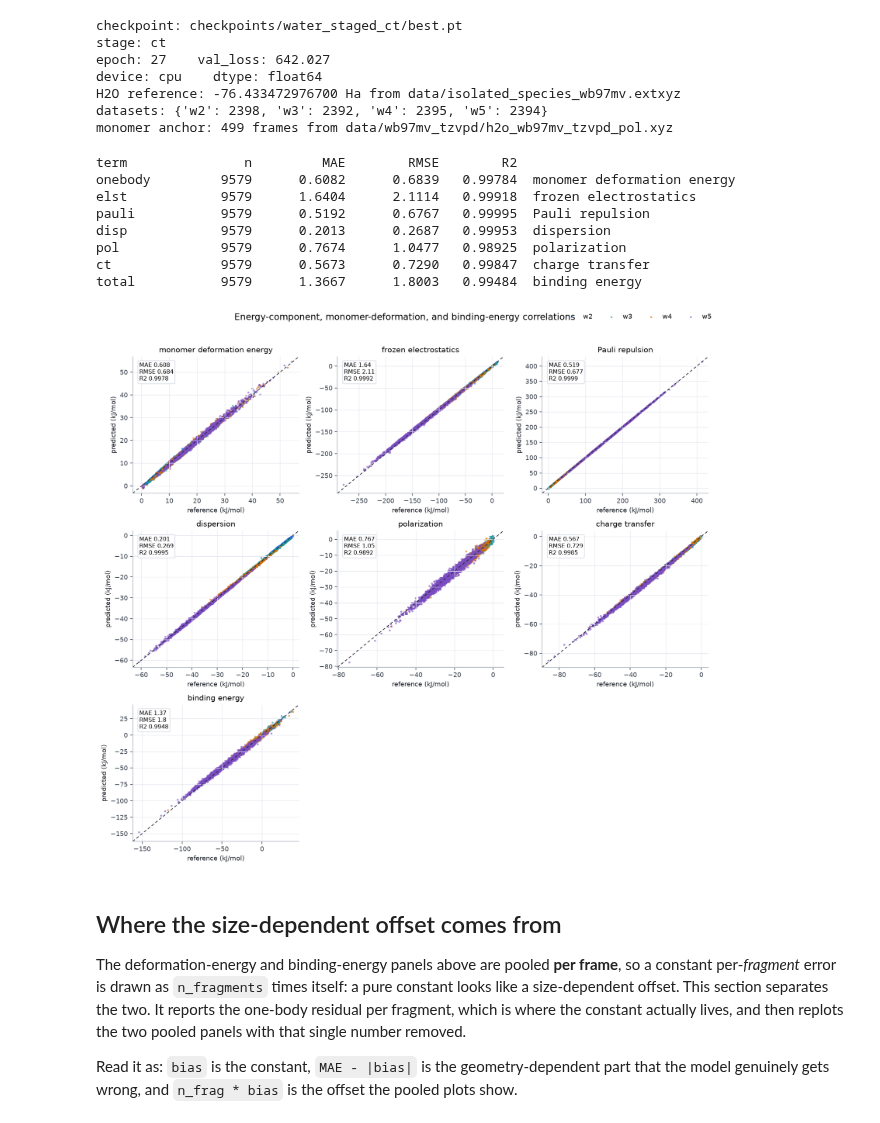
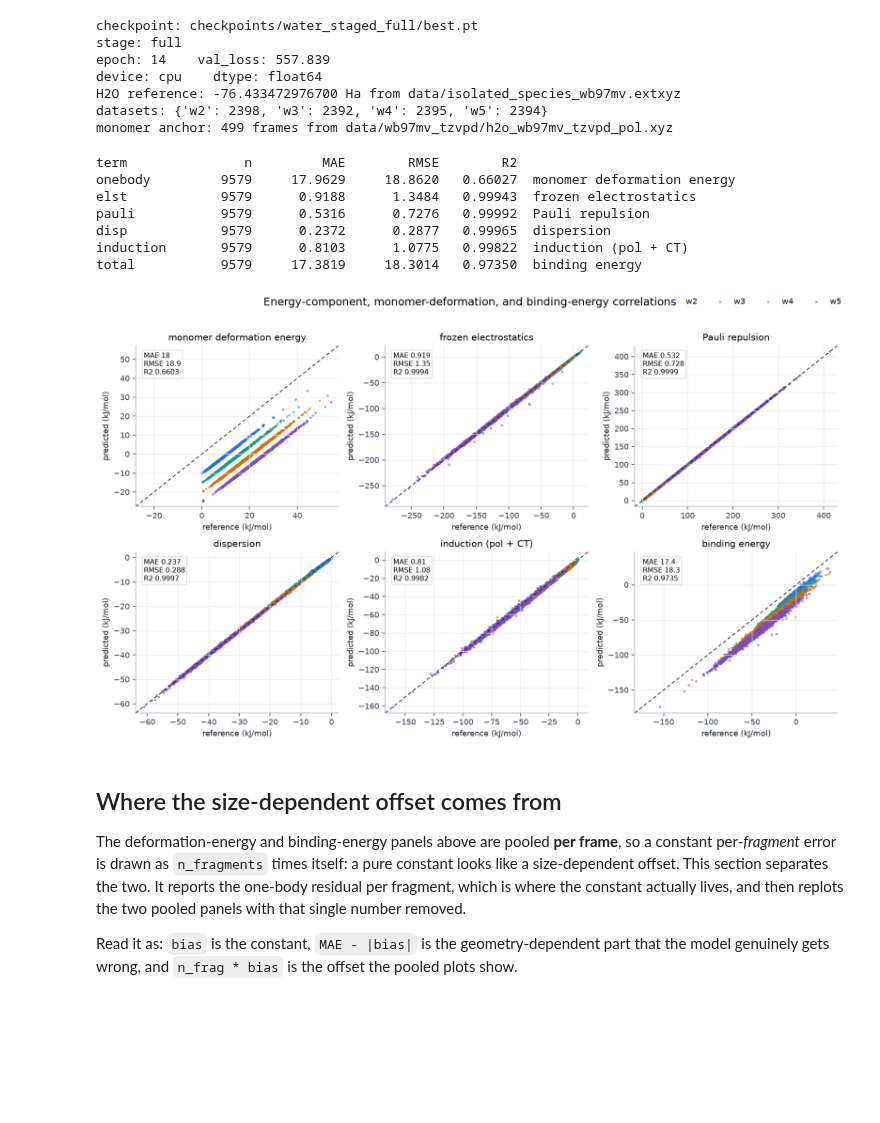
Before and after one commit to heindelj/rsfff, a Jupyter notebook: notebooks/eda_rsff_plotting.ipynb, the cells around one changed output. Drawn from its saved outputs; the diff is of its cells as text; code cells hidden in the pictures; blank space fills up the shorter version.

Commit message:
Update notebook for induction model and do a training run

```diff
--- a/notebooks/eda_rsff_plotting.ipynb
+++ b/notebooks/eda_rsff_plotting.ipynb
@@ -52,9 +54,9 @@ from rsfff.train.train_eem import resolve_device
 from rsfff.train.train_unified import build_unified_model
 # %%
 # ---- Regeneration knobs ---------------------------------------------------------------
-CHECKPOINT = "checkpoints/water_staged_ct/best.pt"
+CHECKPOINT = "checkpoints/water_staged_full/best.pt"
 CONFIG = "configs/water_staged.yaml"
-STAGE = "auto"                  # "auto", "frozen", "pol", "ct", or None
+STAGE = "auto"                  # "auto", "frozen", "full", or None
 DEVICE = "cpu"                  # CPU is stable for float64 plots; use "auto" if desired.
 EVAL_SPLIT = "all"              # "all" or "validation"; validation is per-file here.
 MAX_FRAMES_PER_CLUSTER = None    # e.g. 200 for quick iteration
@@ -67,15 +69,21 @@ ISOLATED_SPECIES_REFERENCE = "data/isolated_species_wb97mv.extxyz"
 REFERENCE_SPECIES = "H2O"
 FIGDIR = Path("notebooks/figures")
 FIGDIR.mkdir(parents=True, exist_ok=True)
+# Figure names follow the checkpoint directory, so re-running this on another stage
+# writes beside the old figures instead of over them.
+FIGPREFIX = Path(CHECKPOINT).parent.name
 
+# (channel, eda components summed to make its label, plot title). The label is a *tuple*
+# because `induction` is fitted against `eda_pol + eda_ct` -- polarization and charge transfer
+# are one term now, so no single `eda_*` column supervises it. `_TARGETS` and
+# `_INDUCTION_COMPONENTS` in rsfff.train.train_unified are what this mirrors.
 ENERGY_TERMS = [
-    ("onebody", "fragment_energy", "monomer deformation energy"),
-    ("elst", "cls_elec", "frozen electrostatics"),
-    ("pauli", "mod_pauli", "Pauli repulsion"),
-    ("disp", "disp", "dispersion"),
-    ("pol", "pol", "polarization"),
-    ("ct", "ct", "charge transfer"),
-    ("total", "energy", "binding energy"),
+    ("onebody", ("fragment_energy",), "monomer deformation energy"),
+    ("elst", ("cls_elec",), "frozen electrostatics"),
+    ("pauli", ("mod_pauli",), "Pauli repulsion"),
+    ("disp", ("disp",), "dispersion"),
+    ("induction", ("pol", "ct"), "induction (pol + CT)"),
+    ("total", ("energy",), "binding energy"),
 ]
 
 PALETTE = {
@@ -225,9 +233,9 @@ print("datasets:", {tag: len(ds) for tag, ds in datasets.items()})
 if anchor is not None:
     print(f"monomer anchor: {len(anchor)} frames from {cfg.data.monomer_path}")
 # %% [output]
-checkpoint: checkpoints/water_staged_ct/best.pt
-stage: ct
-epoch: 27    val_loss: 642.027
+checkpoint: checkpoints/water_staged_full/best.pt
+stage: full
+epoch: 14    val_loss: 557.839
 device: cpu    dtype: float64
 H2O reference: -76.433472976700 Ha from data/isolated_species_wb97mv.extxyz
 datasets: {'w2': 2398, 'w3': 2392, 'w4': 2395, 'w5': 2394}
@@ -258,10 +266,16 @@ def collect_energy_predictions(model, datasets, cfg, device, monomer_ref_energy,
                     pred = pool_fragments_to_frames(out.fragment_energy - monomer_ref_energy, batch)
                     ref = pool_fragments_to_frames(batch.fragment_energy - monomer_ref_energy, batch)
                 else:
-                    if term not in out.interaction or batch.eda is None or target not in batch.eda:
+                    # `target` is a tuple: induction's label is the sum of two EDA columns.
+                    # Skip the channel unless the model has it *and* every component of its
+                    # label is on the batch -- a frozen-stage checkpoint has no `induction`
+                    # in `out.interaction`, which is what drops the panel rather than an error.
+                    if term not in out.interaction or batch.eda is None:
+                        continue
+                    if any(k not in batch.eda for k in target):
                         continue
                     pred = out.interaction[term]
-                    ref = batch.eda[target]
+                    ref = sum(batch.eda[k] for k in target)
                 rows[term]["pred"].append(to_np(pred) * KJMOL_PER_HARTREE)
                 rows[term]["ref"].append(to_np(ref) * KJMOL_PER_HARTREE)
                 rows[term]["tag"].extend([tag] * len(pred))
@@ -294,13 +308,12 @@ for term, _target, label in ENERGY_TERMS:
     print(f"{term:<12}{len(energy[term]['ref']):>8}{mae:>12.4f}{rmse:>12.4f}{r2:>10.5f}  {label}")
 # %% [output]
 term               n         MAE        RMSE        R2
-onebody         9579      0.6082      0.6839   0.99784  monomer deformation energy
-elst            9579      1.6404      2.1114   0.99918  frozen electrostatics
-pauli           9579      0.5192      0.6767   0.99995  Pauli repulsion
-disp            9579      0.2013      0.2687   0.99953  dispersion
-pol             9579      0.7674      1.0477   0.98925  polarization
-ct              9579      0.5673      0.7290   0.99847  charge transfer
-total           9579      1.3667      1.8003   0.99484  binding energy
+onebody         9579     17.9629     18.8620   0.66027  monomer deformation energy
+elst            9579      0.9188      1.3484   0.99943  frozen electrostatics
+pauli           9579      0.5316      0.7276   0.99992  Pauli repulsion
+disp            9579      0.2372      0.2877   0.99965  dispersion
+induction       9579      0.8103      1.0775   0.99822  induction (pol + CT)
+total           9579     17.3819     18.3014   0.97350  binding energy
 # %%
 def plot_parity_grid(data, labels, *, title, unit, path=None, ncols=3):
     keys = [k for k, _ in labels if k in data]
@@ -322,35 +335,35 @@ def plot_parity_grid(data, labels, *, title, unit, path=None, ncols=3):
             for tag in sorted(set(tags)):
                 m = tags == tag
                 ax.scatter(ref[m], pred[m], s=8, alpha=0.6, lw=0, color=PALETTE.get(tag, "#555"), label=tag)
         mae, rmse, r2 = metrics(ref, pred)
         ax.text(0.04, 0.96, f"MAE {mae:.3g}\nRMSE {rmse:.3g}\nR2 {r2:.4f}",
                 transform=ax.transAxes, ha="left", va="top", fontsize=8,
                 bbox={"boxstyle": "round,pad=0.25", "fc": "white", "ec": "#d6dae3", "alpha": 0.85})
         ax.set_title(dict(labels)[key])
         ax.set_xlabel(f"reference ({unit})")
         ax.set_ylabel(f"predicted ({unit})")
         ax.set_xlim(lo - pad, hi + pad)
         ax.set_ylim(lo - pad, hi + pad)
     handles, labels_ = axes.ravel()[0].get_legend_handles_labels()
     if handles:
         fig.legend(handles, labels_, loc="upper right", frameon=False, ncol=len(handles))
     fig.suptitle(title, y=1.02, fontsize=13)
     fig.tight_layout()
     if path:
         fig.savefig(path, bbox_inches="tight")
     return fig
 
 energy_labels = [(term, label) for term, _target, label in ENERGY_TERMS]
 fig = plot_parity_grid(
     energy,
     energy_labels,
     title="Energy-component, monomer-deformation, and binding-energy correlations",
     unit="kJ/mol",
-    path=FIGDIR / "water_staged_ct_energy_correlations.png",
+    path=FIGDIR / f"{FIGPREFIX}_energy_correlations.png",
 )
 plt.show()
 # %% [output]
-[figure, old version]
+[figure, new version]
 # %% [markdown]
 ## Where the size-dependent offset comes from
 
```
Also changed, not shown: parts of 17 cells of this notebook, 23 other files.
